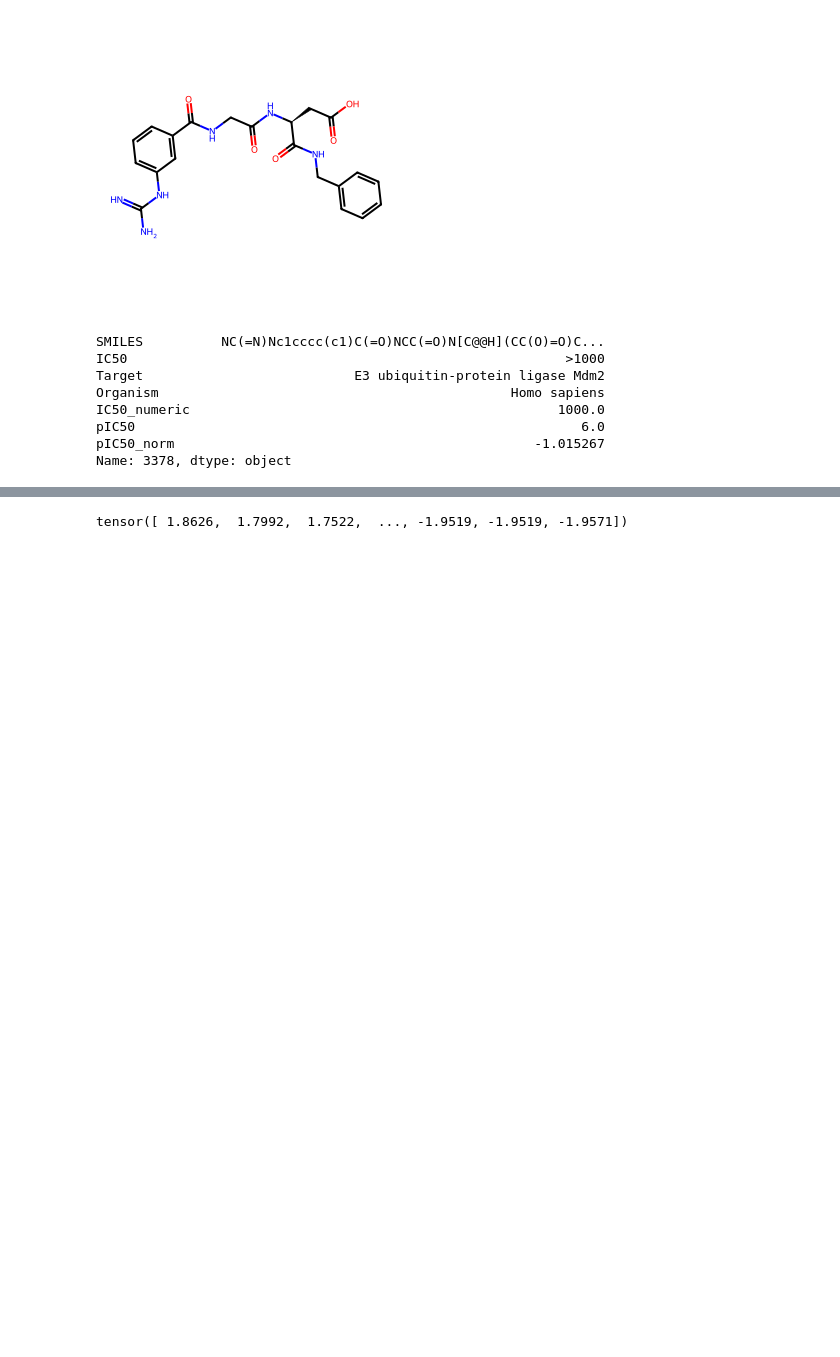
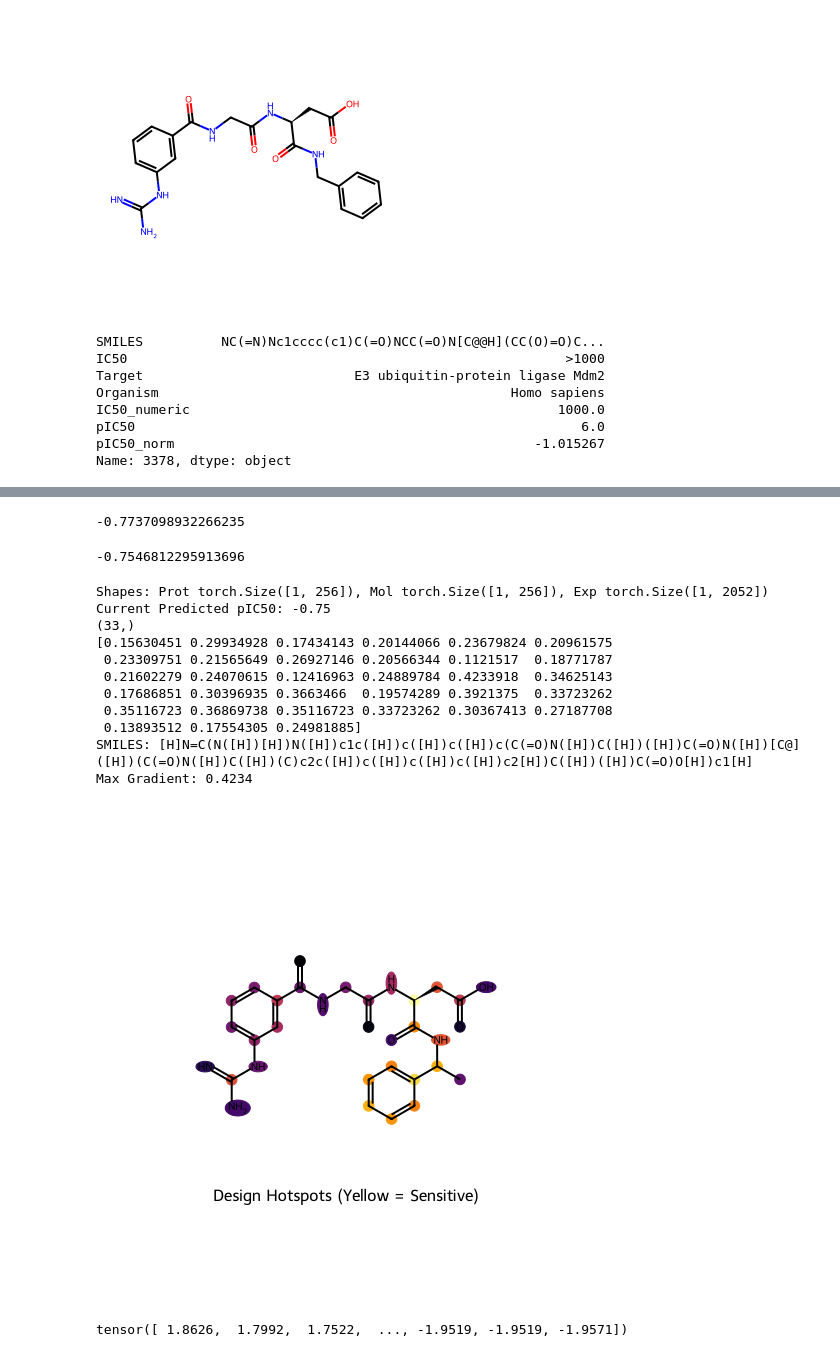
Before and after one commit to Djtrainer/cancer_research, a Jupyter notebook: notebooks/mdm2_breaker_model_analysis.ipynb, the cells around one changed output, grey strips where cells are left out. Cells and saved outputs as stored; diff of their text form; code cells hidden in the pictures; blank space fills up the shorter version.

Commit message:
add mutation and gradient based design

```diff
--- a/notebooks/mdm2_breaker_model_analysis.ipynb
+++ b/notebooks/mdm2_breaker_model_analysis.ipynb
@@ -719,3 +780,30 @@ AttributeError: 'ProteinFeaturizer' object has no attribute 'x'
+# %%
+check_mutation_impact(model_v5, dataset_v5, original_smiles)
+# %% [output]
+-0.7737098932266235
+# %%
+check_mutation_impact(model_v5, dataset_v5, new_smiles)
+# %% [output]
+-0.7546812295913696
+# %%
+new_data = dataset_v5.featurize_smiles(new_smiles)
+
+grads = calculate_design_gradients(model_v5, data = new_data)
+d = visualize_gradient_hotspots(smiles = new_smiles, grads=grads)
+display(Image(d.GetDrawingText()))
+# %% [output]
+Shapes: Prot torch.Size([1, 256]), Mol torch.Size([1, 256]), Exp torch.Size([1, 2052])
+Current Predicted pIC50: -0.75
+(33,)
+[0.15630451 0.29934928 0.17434143 0.20144066 0.23679824 0.20961575
+ 0.23309751 0.21565649 0.26927146 0.20566344 0.1121517  0.18771787
+ 0.21602279 0.24070615 0.12416963 0.24889784 0.4233918  0.34625143
+ 0.17686851 0.30396935 0.3663466  0.19574289 0.3921375  0.33723262
+ 0.35116723 0.36869738 0.35116723 0.33723262 0.30367413 0.27187708
+ 0.13893512 0.17554305 0.24981885]
+SMILES: [H]N=C(N([H])[H])N([H])c1c([H])c([H])c([H])c(C(=O)N([H])C([H])([H])C(=O)N([H])[C@]([H])(C(=O)N([H])C([H])(C)c2c([H])c([H])c([H])c([H])c2[H])C([H])([H])C(=O)O[H])c1[H]
+Max Gradient: 0.4234
+[figure, added]
 # %%
 mol_data = SmallMoleculeFeaturizer_v5(
     root=os.path.join(ROOT, "data", "MDM2_Breaker"), file_path=mol_file
```
Also changed, not shown: parts of 9 cells of this notebook, 1 other file.
